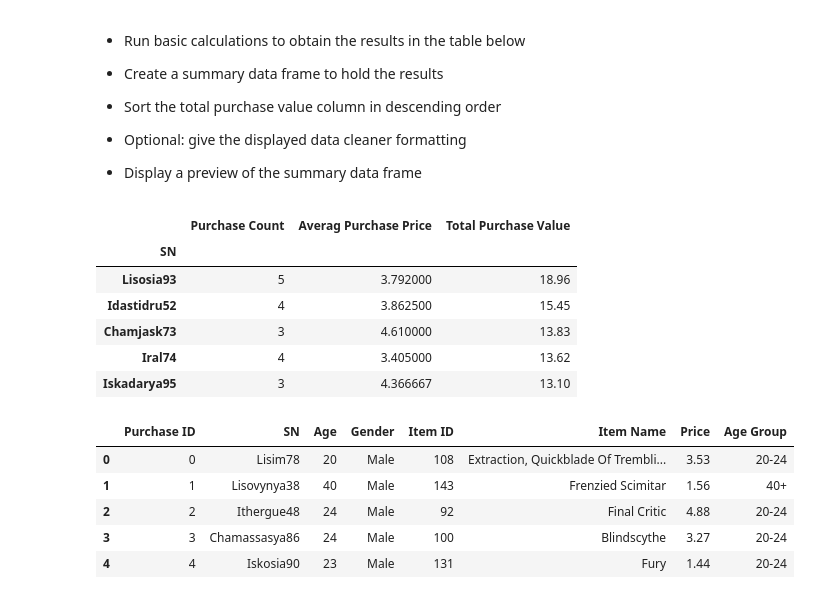
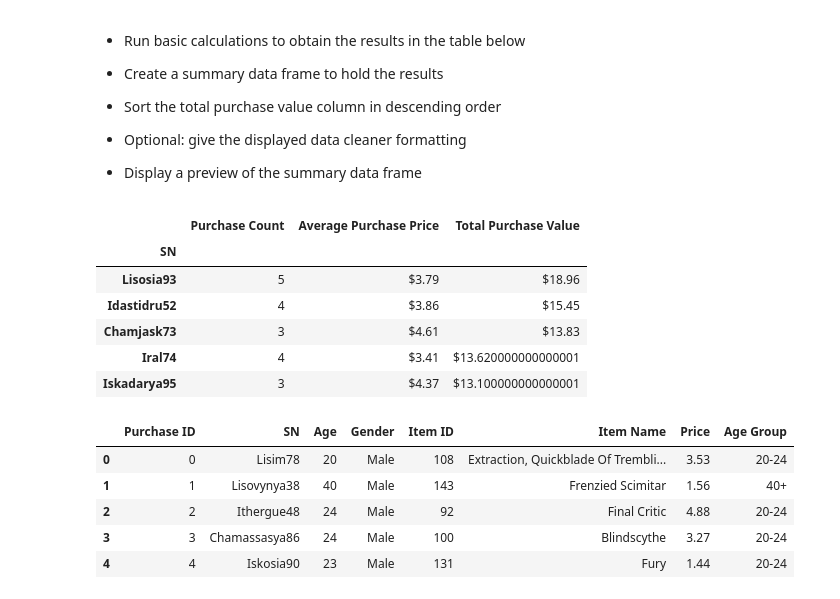
Before and after one commit to lopezmarco81/SMU_Data_1221_homework, a Jupyter notebook: 04 - Pandas/01 - Heroes_Of_Pymoli/01 - Heroes_Of_Pymoli - ML.ipynb, the cells around one changed output. Drawn from its saved outputs; the diff is of its cells as text; code cells hidden in the pictures.

```diff
--- a/04 - Pandas/01 - Heroes_Of_Pymoli/01 - Heroes_Of_Pymoli - ML.ipynb
+++ b/04 - Pandas/01 - Heroes_Of_Pymoli/01 - Heroes_Of_Pymoli - ML.ipynb
@@ -525,20 +525,24 @@ Smmry6
 
 * Display a preview of the summary data frame
 # %%
-#Dollars
-Smmry7 = df.groupby("SN").agg({"Purchase ID": "count", "Price": ["mean", "sum"]})
-Smmry7.columns = ['Purchase Count', "Averag Purchase Price", "Total Purchase Value"]
+df7 = df.groupby("SN").agg({"Purchase ID": "count", "Price": ["mean", "sum"]})
+df7.columns = ['Purchase Count', "Average Purchase Price", "Total Purchase Value"]
 #Per Alexander's tutelage
-Smmry7.sort_values(by="Total Purchase Value", ascending=False, inplace=True)
-Smmry7.head()
+df7.sort_values(by="Total Purchase Value", ascending=False, inplace=True)
+
+
+df7["Average Purchase Price"] = df7["Average Purchase Price"].map("${:.3}".format)
+df7["Total Purchase Value"] = df7["Total Purchase Value"].map("${:,}".format)
+
+df7.head()
 # %% [output]
-|  | Purchase Count | Averag Purchase Price | Total Purchase Value |
+|  | Purchase Count | Average Purchase Price | Total Purchase Value |
 | SN |  |  |  |
-| Lisosia93 | 5 | 3.792000 | 18.96 |
-| Idastidru52 | 4 | 3.862500 | 15.45 |
-| Chamjask73 | 3 | 4.610000 | 13.83 |
-| Iral74 | 4 | 3.405000 | 13.62 |
-| Iskadarya95 | 3 | 4.366667 | 13.10 |
+| Lisosia93 | 5 | $3.79 | $18.96 |
+| Idastidru52 | 4 | $3.86 | $15.45 |
+| Chamjask73 | 3 | $4.61 | $13.83 |
+| Iral74 | 4 | $3.41 | $13.620000000000001 |
+| Iskadarya95 | 3 | $4.37 | $13.100000000000001 |
 # %%
 df.head()
 # %% [output]
```
Also changed, not shown: parts of 29 cells of this notebook, 1 other file.
